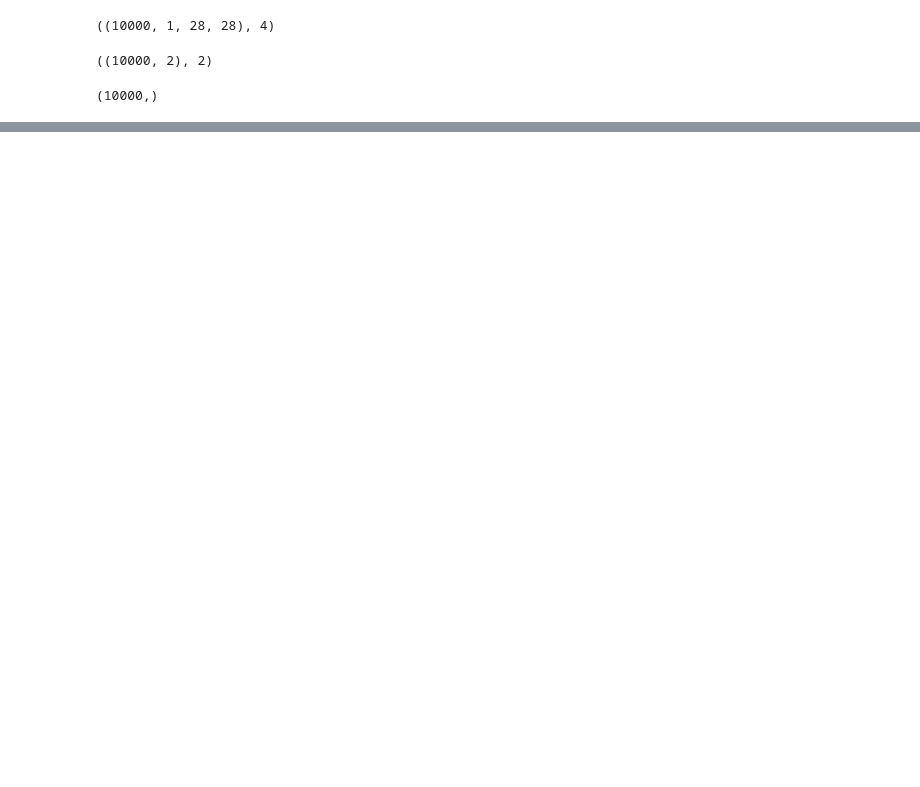
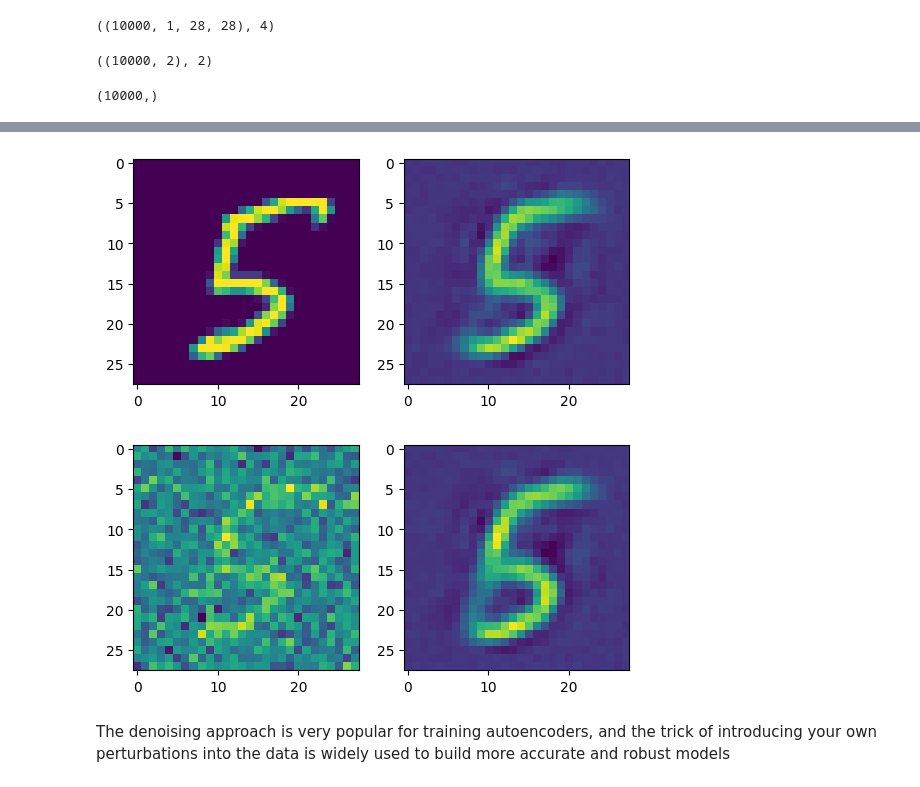
Before and after one commit to Amr-Abdellatif/Full-Autoencoder-implemented-in-PyTorch, a Jupyter notebook: main.ipynb, the cells around one changed output, grey strips where cells are left out. Saved outputs shown, nothing was run; the diff lists cells and outputs as text; code cells hidden in the pictures; blank space fills up the shorter version.

```diff
--- a/main.ipynb
+++ b/main.ipynb
@@ -186,0 +245,9 @@ show_encode_decode(auto_encode_decode,addNoise(test_data_xy[4][0]))
+# %%
+show_encode_decode(dnauto_encode_decode_big, test_data_xy[23][0])
+show_encode_decode(dnauto_encode_decode_big, addNoise(test_data_xy[23][0]))
+# %% [output]
+[figure, added]
+[figure, added]
+# %% [markdown]
+The denoising approach is very popular for training autoencoders, and the trick of introducing your
+own perturbations into the data is widely used to build more accurate and robust models
```
Also changed, not shown: parts of 18 cells of this notebook.
